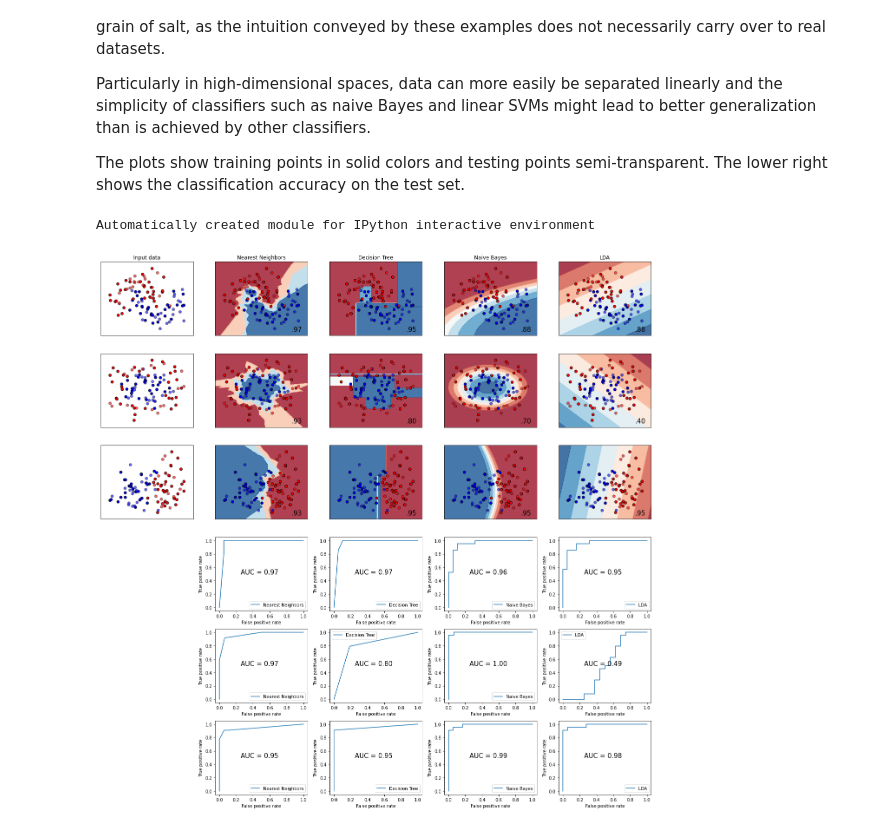
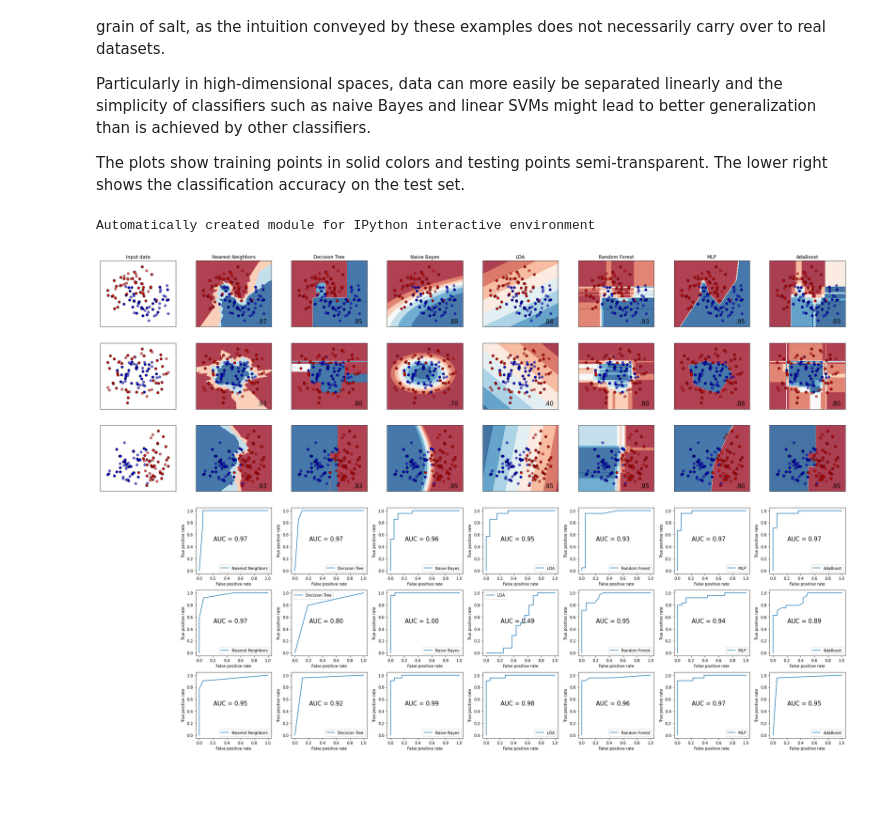
Before and after one commit to marcinwolter/MachineLearning2020, a Jupyter notebook: simple_classifier_comparison.ipynb, the cells around one changed output. Cells and saved outputs as stored; diff of their text form; code cells hidden in the pictures; blank space fills up the shorter version.

```diff
--- a/simple_classifier_comparison.ipynb
+++ b/simple_classifier_comparison.ipynb
@@ -28,7 +28,7 @@ print(__doc__)
 #              Andreas Müller
 # Modified for documentation by Jaques Grobler
 # License: BSD 3 clause
-# Modified by Marcin Wolter
+# Modified by MW
 
 import numpy as np
 import matplotlib.pyplot as plt
@@ -52,31 +52,19 @@ from sklearn.metrics import roc_auc_score
 
 h = .02  # step size in the mesh
 
-names = ["Nearest Neighbors", "Decision Tree",
-         "Naive Bayes", "LDA"]
-# Long list of classifiers
-#names = ["Nearest Neighbors", "Gaussian Process",
-#         "Decision Tree",
-#         "Naive Bayes", "QDA","LDA", "Random Forest", "MLP", "AdaBoost"]
+names = ["Nearest Neighbors",
+         "Decision Tree",
+         "Naive Bayes","LDA", "Random Forest", "MLP", "AdaBoost"]
 
 classifiers = [
     KNeighborsClassifier(3),
     DecisionTreeClassifier(max_depth=5),
     GaussianNB(),
-    LinearDiscriminantAnalysis()
-    ]
-# Long list of classifiers
-#classifiers = [
-#    KNeighborsClassifier(3),
-#    GaussianProcessClassifier(1.0 * RBF(1.0)),
-#    DecisionTreeClassifier(max_depth=5),
-#    GaussianNB(),
-#    QuadraticDiscriminantAnalysis(),
-#    LinearDiscriminantAnalysis(),
-#    RandomForestClassifier(max_depth=5, n_estimators=10, max_features=1),
-#    MLPClassifier(alpha=1, max_iter=1000,solver='lbfgs', random_state=1,
-#                                     hidden_layer_sizes=[10, 10]),
-#    AdaBoostClassifier(DecisionTreeClassifier(max_depth=5),n_estimators=10,learning_rate=0.1)]
+    LinearDiscriminantAnalysis(),
+    RandomForestClassifier(max_depth=5, n_estimators=10, max_features=1),
+    MLPClassifier(alpha=0.0001, max_iter=1000,solver='lbfgs', random_state=1,
+                                     hidden_layer_sizes=[10, 10]),   # default alpha=0.0001
+    AdaBoostClassifier(DecisionTreeClassifier(max_depth=5),n_estimators=10,learning_rate=0.1)]
 
 X, y = make_classification(n_features=2, n_redundant=0, n_informative=2,
                            random_state=1, n_clusters_per_class=1)
@@ -89,7 +77,7 @@ datasets = [make_moons(noise=0.3, random_state=0),
             linearly_separable
             ]
 
-figure = plt.figure(figsize=(18, 18))
+figure = plt.figure(figsize=(27, 18))
 i = 1
 # iterate over datasets
 for ds_cnt, ds in enumerate(datasets):
@@ -149,31 +137,31 @@ for ds_cnt, ds in enumerate(datasets):
         ax.set_xlim(xx.min(), xx.max())
         ax.set_ylim(yy.min(), yy.max())
         ax.set_xticks(())
         ax.set_yticks(())
         if ds_cnt == 0:
             ax.set_title(name)
         ax.text(xx.max() - .3, yy.min() + .3, ('%.2f' % score).lstrip('0'),
                 size=15, horizontalalignment='right')
 
         # plot the roc curve
         ax = plt.subplot(2*len(datasets), len(classifiers) + 1, i+len(datasets)*(len(classifiers)+1))
         ZZ = clf.predict_proba(X_test)[:, 1]
         #print(y_test.shape,"   ",Z.shape)
         fpr, tpr, _ = roc_curve(y_test, ZZ)
         ax.plot(fpr, tpr, label=name)
         plt.xlabel('False positive rate')
         plt.ylabel('True positive rate')
         #plt.title('ROC curve')
         plt.legend(loc='best')
         auc = roc_auc_score(y_test, ZZ)
         ax.text(0.7, 0.5, ('AUC = %.2f' % auc),
                 size=15, horizontalalignment='right')
 
 
         i += 1
 
 plt.tight_layout()
 plt.show()
 # %% [output]
 Automatically created module for IPython interactive environment
-[figure, old version]
+[figure, new version]
```
